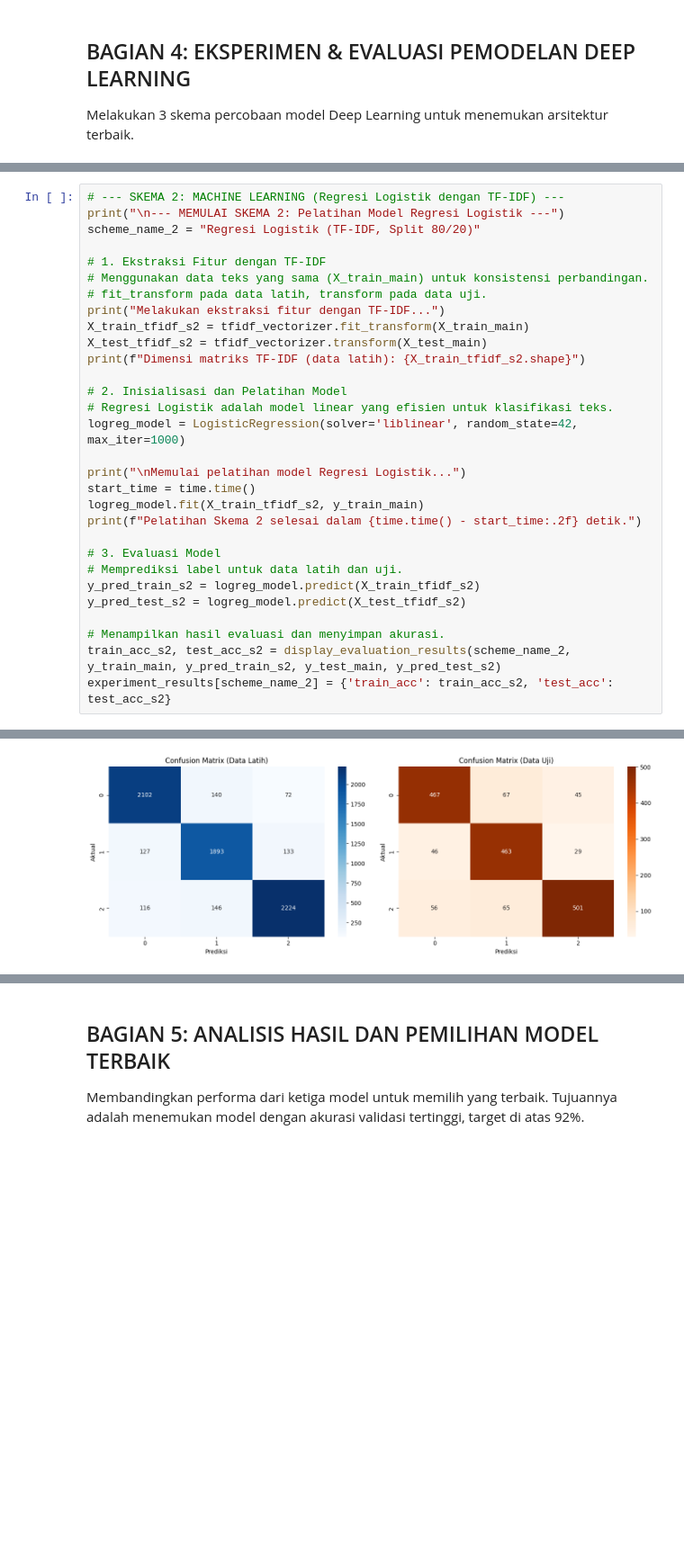
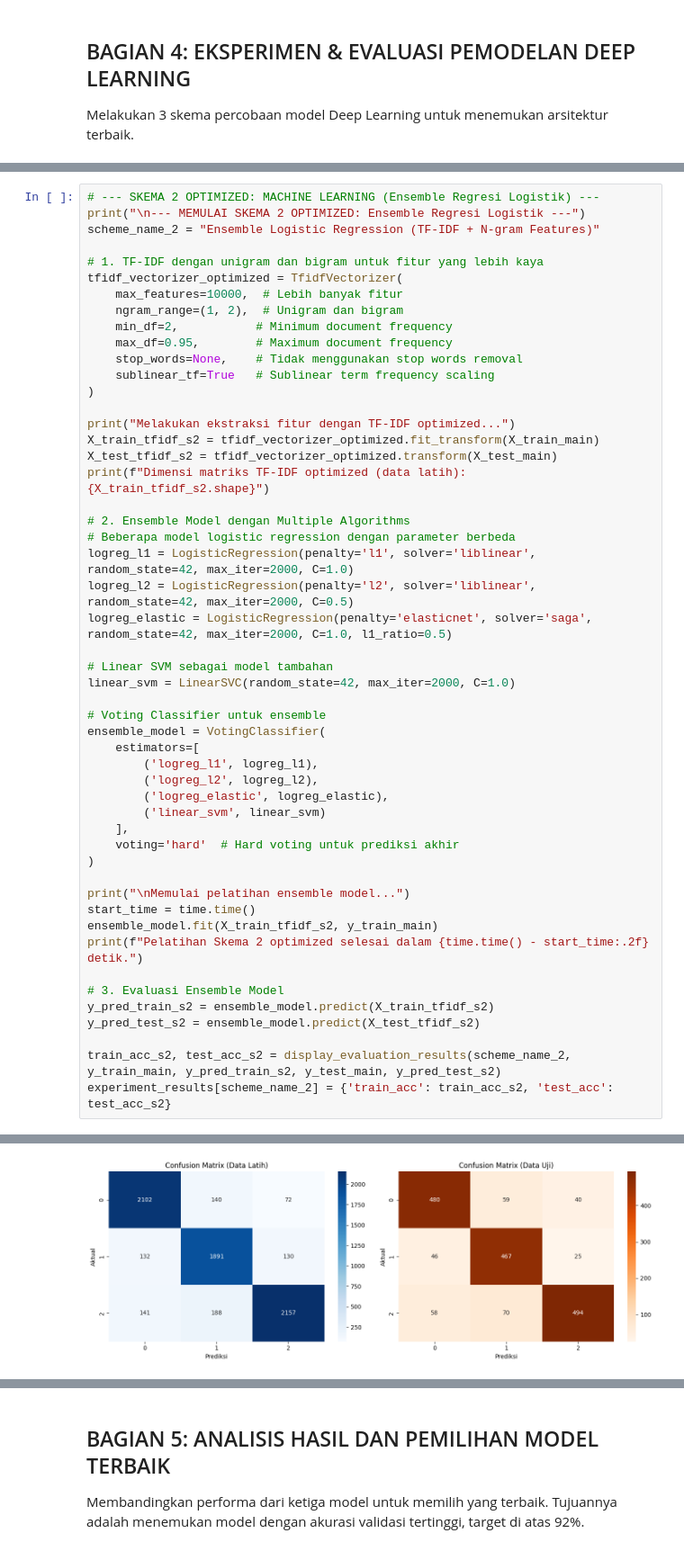
Before and after one commit to husainfadhlillah/dicoding-AppProductReview-SentimentAnalysis, a Jupyter notebook: Analisis Sentimen_Muhammad Husain Fadhlillah/sentiment_analysis_signal.ipynb, the cells around one changed output, grey strips where cells are left out. Shown at 90% size. Drawn from its saved outputs; the diff is of its cells as text; blank space fills up the shorter version.

```diff
--- a/Analisis Sentimen_Muhammad Husain Fadhlillah/sentiment_analysis_signal.ipynb
+++ b/Analisis Sentimen_Muhammad Husain Fadhlillah/sentiment_analysis_signal.ipynb
@@ -514,31 +544,52 @@ weighted avg       0.83      0.83      0.83      1739
 # %%
-# --- SKEMA 2: MACHINE LEARNING (Regresi Logistik dengan TF-IDF) ---
-print("\n--- MEMULAI SKEMA 2: Pelatihan Model Regresi Logistik ---")
-scheme_name_2 = "Regresi Logistik (TF-IDF, Split 80/20)"
+# --- SKEMA 2 OPTIMIZED: MACHINE LEARNING (Ensemble Regresi Logistik) ---
+print("\n--- MEMULAI SKEMA 2 OPTIMIZED: Ensemble Regresi Logistik ---")
+scheme_name_2 = "Ensemble Logistic Regression (TF-IDF + N-gram Features)"
 
-# 1. Ekstraksi Fitur dengan TF-IDF
-# Menggunakan data teks yang sama (X_train_main) untuk konsistensi perbandingan.
-# fit_transform pada data latih, transform pada data uji.
-print("Melakukan ekstraksi fitur dengan TF-IDF...")
-X_train_tfidf_s2 = tfidf_vectorizer.fit_transform(X_train_main)
-X_test_tfidf_s2 = tfidf_vectorizer.transform(X_test_main)
-print(f"Dimensi matriks TF-IDF (data latih): {X_train_tfidf_s2.shape}")
+# 1. TF-IDF dengan unigram dan bigram untuk fitur yang lebih kaya
+tfidf_vectorizer_optimized = TfidfVectorizer(
+    max_features=10000,  # Lebih banyak fitur
+    ngram_range=(1, 2),  # Unigram dan bigram
+    min_df=2,           # Minimum document frequency
+    max_df=0.95,        # Maximum document frequency
+    stop_words=None,    # Tidak menggunakan stop words removal
+    sublinear_tf=True   # Sublinear term frequency scaling
+)
 
-# 2. Inisialisasi dan Pelatihan Model
-# Regresi Logistik adalah model linear yang efisien untuk klasifikasi teks.
-logreg_model = LogisticRegression(solver='liblinear', random_state=42, max_iter=1000)
+print("Melakukan ekstraksi fitur dengan TF-IDF optimized...")
+X_train_tfidf_s2 = tfidf_vectorizer_optimized.fit_transform(X_train_main)
+X_test_tfidf_s2 = tfidf_vectorizer_optimized.transform(X_test_main)
+print(f"Dimensi matriks TF-IDF optimized (data latih): {X_train_tfidf_s2.shape}")
 
-print("\nMemulai pelatihan model Regresi Logistik...")
+# 2. Ensemble Model dengan Multiple Algorithms
+# Beberapa model logistic regression dengan parameter berbeda
+logreg_l1 = LogisticRegression(penalty='l1', solver='liblinear', random_state=42, max_iter=2000, C=1.0)
+logreg_l2 = LogisticRegression(penalty='l2', solver='liblinear', random_state=42, max_iter=2000, C=0.5)
+logreg_elastic = LogisticRegression(penalty='elasticnet', solver='saga', random_state=42, max_iter=2000, C=1.0, l1_ratio=0.5)
+
+# Linear SVM sebagai model tambahan
+linear_svm = LinearSVC(random_state=42, max_iter=2000, C=1.0)
+
+# Voting Classifier untuk ensemble
+ensemble_model = VotingClassifier(
+    estimators=[
+        ('logreg_l1', logreg_l1),
+        ('logreg_l2', logreg_l2),
+        ('logreg_elastic', logreg_elastic),
+        ('linear_svm', linear_svm)
+    ],
+    voting='hard'  # Hard voting untuk prediksi akhir
+)
+
+print("\nMemulai pelatihan ensemble model...")
 start_time = time.time()
-logreg_model.fit(X_train_tfidf_s2, y_train_main)
-print(f"Pelatihan Skema 2 selesai dalam {time.time() - start_time:.2f} detik.")
+ensemble_model.fit(X_train_tfidf_s2, y_train_main)
+print(f"Pelatihan Skema 2 optimized selesai dalam {time.time() - start_time:.2f} detik.")
 
-# 3. Evaluasi Model
-# Memprediksi label untuk data latih dan uji.
-y_pred_train_s2 = logreg_model.predict(X_train_tfidf_s2)
-y_pred_test_s2 = logreg_model.predict(X_test_tfidf_s2)
+# 3. Evaluasi Ensemble Model
+y_pred_train_s2 = ensemble_model.predict(X_train_tfidf_s2)
+y_pred_test_s2 = ensemble_model.predict(X_test_tfidf_s2)
 
-# Menampilkan hasil evaluasi dan menyimpan akurasi.
 train_acc_s2, test_acc_s2 = display_evaluation_results(scheme_name_2, y_train_main, y_pred_train_s2, y_test_main, y_pred_test_s2)
 experiment_results[scheme_name_2] = {'train_acc': train_acc_s2, 'test_acc': test_acc_s2}
 # %% [output]
@@ -562,2 +613,2 @@ weighted avg       0.83      0.82      0.82      1739
-[figure, old version]
+[figure, new version]
 # %%
```
Also changed, not shown: parts of 9 cells of this notebook.
